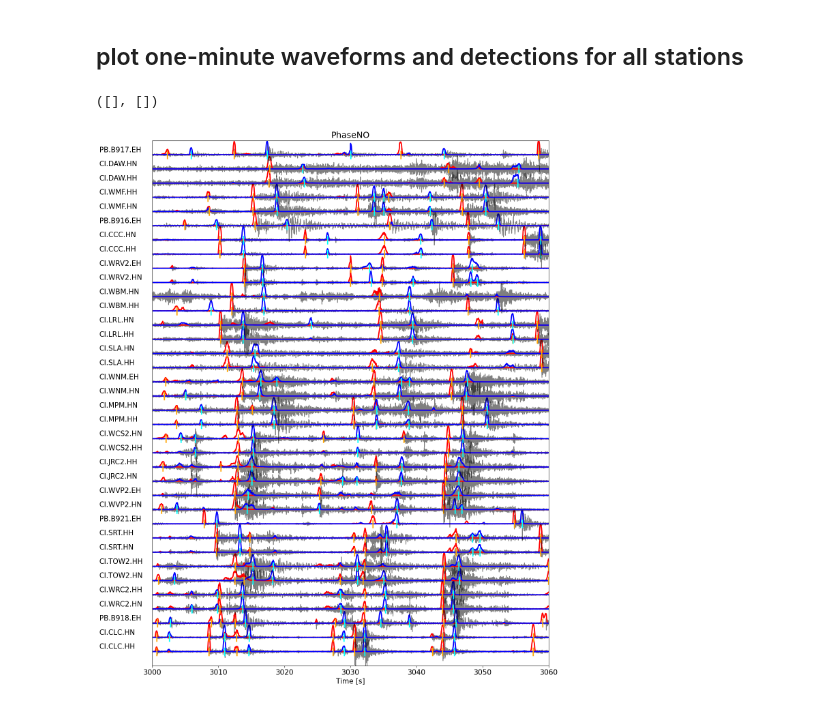
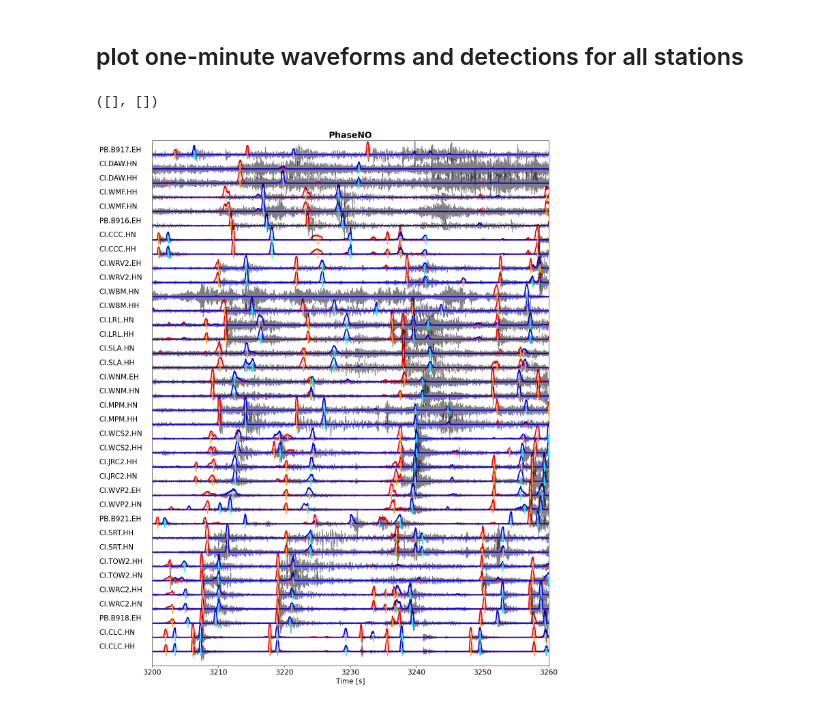
Before and after one commit to sun-hongyu/PhaseNO, a Jupyter notebook: phaseno_plot.ipynb, the cells around one changed output. Saved outputs shown, nothing was run; the diff lists cells and outputs as text; code cells hidden in the pictures.

```diff
--- a/phaseno_plot.ipynb
+++ b/phaseno_plot.ipynb
@@ -109,7 +114,7 @@ def _detect_peaks(x, mph=None, mpd=1, threshold=0, edge='rising', kpsh=False, va
     return ind, x[ind]
 # %%
 Data_Path  = './example/waveforms'
-probfolder = './example/results2/probability/'
+probfolder = './example/results/probability/'
 
 stations_new = pd.read_csv('./example/stations.csv',sep=',')
 stations_new["st_id"]  = stations_new["id"].apply(lambda x: x.split('.')[0]+'.'+x.split('.')[1]+'.'+x.split('.')[-1])
@@ -246,32 +251,32 @@ s_pro_time = np.split(temp[:,:360000],split_points)
 # %% [markdown]
 ## plot one-minute waveforms and detections for all stations
 # %%
-minute = 50; t0 = minute*60; t1 = t0+60
+minute = 53; t0 = minute*60+20; t1 = t0+60
 
 barlength=0.3
 lw = 2.5
 sampling_rate = 100
 tt = np.arange(t0,t1,1/sampling_rate)
 
 plt.figure(figsize=(15,20))
 for ista in np.arange(num_station):
     waveform = waveforms[ista][2,t0*sampling_rate:t1*sampling_rate]
     p_prob_plot = p_pro_time[ista][0,t0*sampling_rate:t1*sampling_rate]
     s_prob_plot = s_pro_time[ista][0,t0*sampling_rate:t1*sampling_rate]
     plt.plot(tt,1*(waveform-waveform.mean())/waveform.max()+ista,'k',alpha=0.5)
     plt.plot(tt,p_prob_plot+ista,'red',lw=lw, alpha=1)
     plt.plot(tt,s_prob_plot+ista,'b',lw=lw, alpha=1)
     plt.vlines(p_idx[ista]/100,ista-barlength,ista+barlength,'orange',lw=lw)
     plt.vlines(s_idx[ista]/100,ista-barlength,ista+barlength,'cyan',lw=lw)
     plt.text(t0-8,ista+0.2,df['id'][ista], color = 'k')
 
 plt.xlabel('Time [s]')
-plt.title('PhaseNO')
+plt.title('PhaseNO', weight='bold')
 plt.xlim([t0,t1])
 plt.ylim([-1,num_station])
 plt.yticks([])
 
 # plt.savefig('phaseno_wavefroms_itime_'+itime+'_min_'+str(minute)+'.png', bbox_inches="tight",transparent=True, dpi=300)
 # %% [output]
 ([], [])
-[figure, old version]
+[figure, new version]
```
Also changed, not shown: parts of 2 cells of this notebook, 2 other files.
